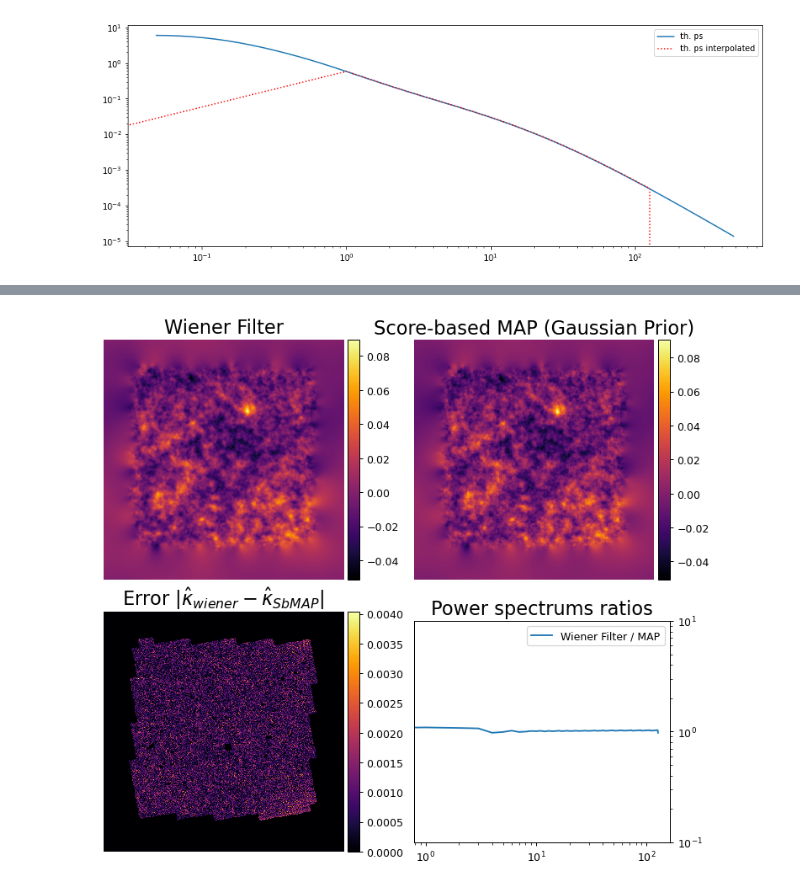
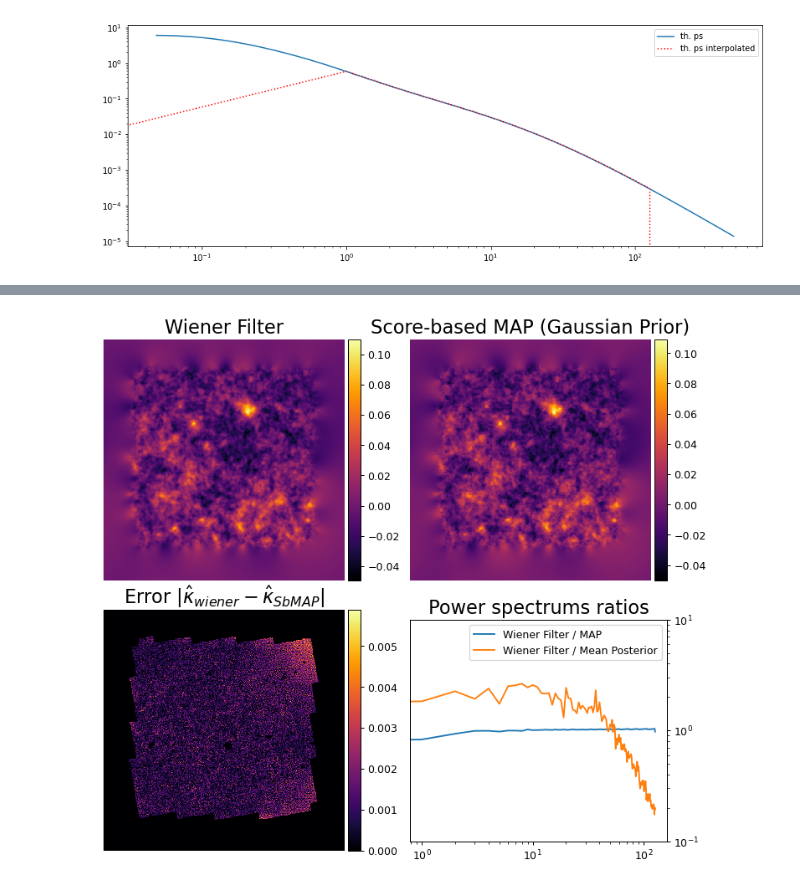
Before and after one commit to CosmoStat/jax-lensing, a Jupyter notebook: papers/Remy2021/WienerGaussianPrior.ipynb, the cells around one changed output, grey strips where cells are left out. Saved outputs shown, nothing was run; the diff lists cells and outputs as text; code cells hidden in the pictures.

```diff
--- a/papers/Remy2021/WienerGaussianPrior.ipynb
+++ b/papers/Remy2021/WienerGaussianPrior.ipynb
@@ -77,8 +81,9 @@ def log_likelihood(x, sigma, meas_shear, mask):
     ke = x.reshape((map_size, map_size))
     kb = jnp.zeros(ke.shape)
     model_shear = jnp.stack(ks93inv(ke, kb), axis=-1)
+    return - jnp.sum((model_shear - masked_true_shear)**2/((sigma_gamma)**2 + sigma**2 + sigma_mask) )/2.
 
-    return - jnp.sum(mask*(model_shear - meas_shear)**2/((sigma_gamma)**2 + sigma**2) )/2.
+    #return - jnp.sum(mask*(model_shear - meas_shear)**2/((sigma_gamma)**2 + sigma**2) )/2.
 
 likelihood_score = jax.vmap(jax.grad(log_likelihood), in_axes=[0,0, None, None])
 # %%
@@ -138,0 +233,9 @@ colorbar()
+# %%
+root = 'res/wiener_samples'
+ode = jnp.load(root+str(1)+'.npy')
+for i in range(2,11):
+    if i!=3:
+        ode = jnp.concatenate([ode, jnp.load(root+str(i)+'.npy')])
+
+ode_wiener = ode.mean(axis=0)
+imshow(ode_wiener, cmap='magma', vmin=-0.05, vmax=0.1)
@@ -169,7 +275,9 @@ _ = plt.subplot(133), plt.imshow(test_e[:,:,1]), plt.colorbar()
 # %%
 std_e1 = 0.148
-ncov_diag_e1 = np.ones(test_kappa.shape)*std_e1*std_e1*mask + np.abs(1.-mask)*1e10
-ncov_diag_e2 = np.ones(test_kappa.shape)*std_e1*std_e1*mask + np.abs(1.-mask)*1e10
+#ncov_diag_e1 = np.ones(test_kappa.shape)*std_e1*std_e1*mask + np.abs(1.-mask)*1e10
+#ncov_diag_e2 = np.ones(test_kappa.shape)*std_e1*std_e1*mask + np.abs(1.-mask)*1e10
+ncov_diag_e1 = np.ones(test_kappa.shape)*std1[...,0]*std1[...,0]*mask + np.abs(1.-mask)*1e10
+ncov_diag_e2 = np.ones(test_kappa.shape)*std1[...,0]*std1[...,0]*mask + np.abs(1.-mask)*1e10
 # %%
 resolution = 0.29 # arcmin/pixel
 pixel_size = jnp.pi * resolution / 180. / 60. #rad/pixel
@@ -238,6 +346,7 @@ kp = convergence
 k_wiener, ps_wiener = spectral.measure_power_spectrum(wf_e, pixel_size)
 k_nsm_map, ps_nsm_map = spectral.measure_power_spectrum(nsm_map, pixel_size)
 k_map, ps_map = spectral.measure_power_spectrum(kp, pixel_size)
+k_mean, ps_mean = spectral.measure_power_spectrum(ode.mean(axis=0), pixel_size)
 #k_nsm_mean, ps_nsm_mean = spectral.measure_power_spectrum(nsm_mean, pixel_size)
 # %%
 from mpl_toolkits.axes_grid1 import make_axes_locatable
@@ -255,31 +364,33 @@ divider = make_axes_locatable(ax[0,0])
 cax = divider.append_axes("right", size="5%", pad=0.05)
 plt.colorbar(im, cax=cax)
 
 im = ax[0,1].imshow(nsm_map, interpolation='None', **kwargs)
 ax[0,1].set_title('Score-based MAP (Gaussian Prior)', **fontsize)
 ax[0,1].axis('off')#,  plt.colorbar()
 divider = make_axes_locatable(ax[0,1])
 cax = divider.append_axes("right", size="5%", pad=0.05)
 plt.colorbar(im, cax=cax)
 
 im = ax[1,0].imshow(mask*np.abs(wf_e - nsm_map), interpolation='None', **kwargs)
 ax[1,0].set_title(r'Error $\|\hat{\kappa}_{wiener}-\hat{\kappa}_{SbMAP}\|$', **fontsize)
 ax[1,0].axis('off')#,  plt.colorbar()
 divider = make_axes_locatable(ax[1,0])
 cax = divider.append_axes("right", size="5%", pad=0.05)
 plt.colorbar(im, cax=cax)
 
 ps_ratio = ps_wiener/ps_nsm_map
+ps_ratio_mean = ps_wiener/ps_mean
 ax[1,1].set_title('Power spectrums ratios', **fontsize)
 ax[1,1].set_aspect('equal')
 ax[1,1].loglog(ps_ratio[:128], label='Wiener Filter / MAP')
+ax[1,1].loglog(ps_ratio_mean[:128], label='Wiener Filter / Mean Posterior')
 #ax[1,1].loglog(ps_wiener/ps_nsm_mean, '--', label='Wiener Filter / Posterior Mean')
 ax[1,1].set_ylim([1e-1, 1e1])
 ax[1,1].legend()
 ax[1,1].yaxis.tick_right()
 
 plt.tight_layout(pad=0., w_pad=1., h_pad=-5.)
 
 #plt.savefig('gaussian.pdf')
 # %% [output]
-[figure, old version]
+[figure, new version]
```
Also changed, not shown: parts of 16 cells of this notebook.
